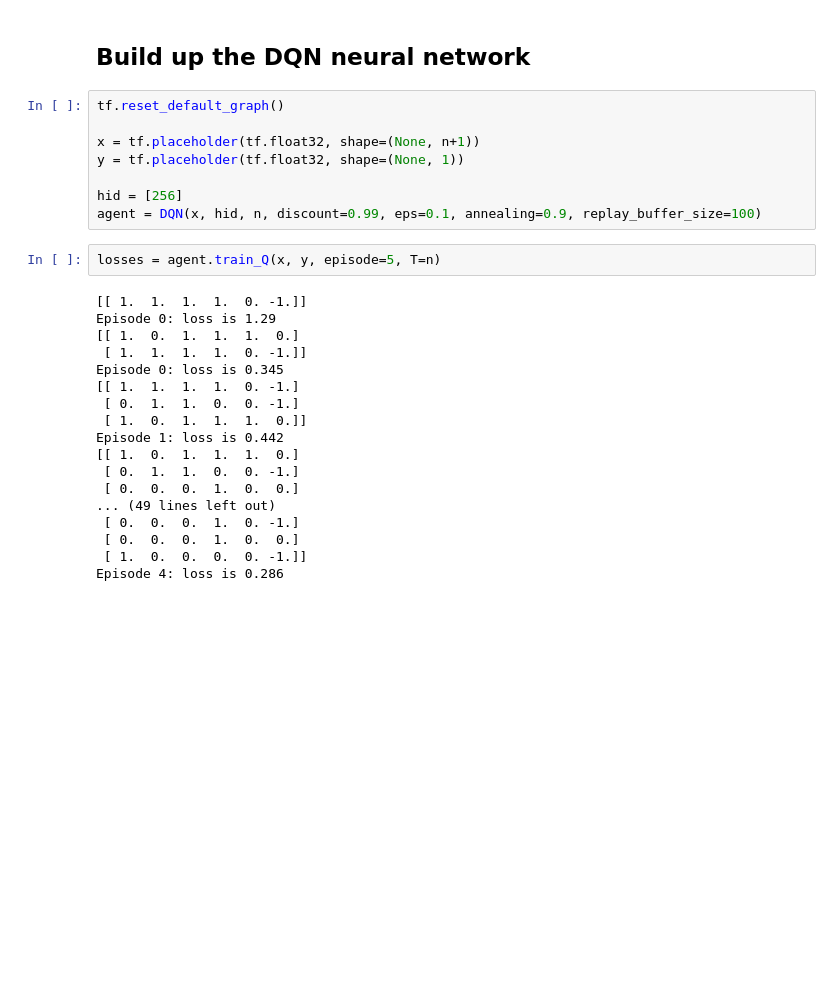
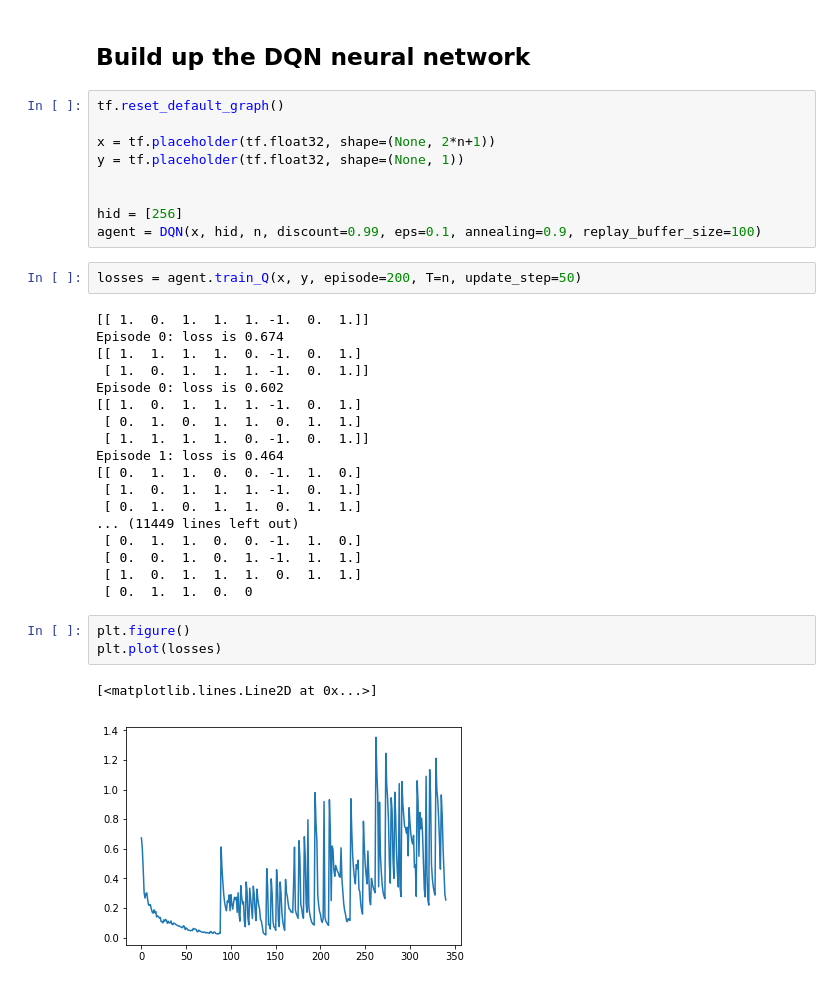
Before and after one commit to BingyuZhou/Hindsight, a Jupyter notebook: DQN/BitFlipping_DQN.ipynb, the cells around one changed output. Drawn from its saved outputs; the diff is of its cells as text; blank space fills up the shorter version.

```diff
--- a/DQN/BitFlipping_DQN.ipynb
+++ b/DQN/BitFlipping_DQN.ipynb
@@ -31,28 +31,35 @@ bf_env = bf(init_state, goal, n)
 # %%
 tf.reset_default_graph()
 
-x = tf.placeholder(tf.float32, shape=(None, n+1))
+x = tf.placeholder(tf.float32, shape=(None, 2*n+1))
 y = tf.placeholder(tf.float32, shape=(None, 1))
+
 
 hid = [256]
 agent = DQN(x, hid, n, discount=0.99, eps=0.1, annealing=0.9, replay_buffer_size=100)
 # %%
-losses = agent.train_Q(x, y, episode=5, T=n)
+losses = agent.train_Q(x, y, episode=200, T=n, update_step=50)
 # %% [output]
-[[ 1.  1.  1.  1.  0. -1.]]
-Episode 0: loss is 1.29
-[[ 1.  0.  1.  1.  1.  0.]
- [ 1.  1.  1.  1.  0. -1.]]
-Episode 0: loss is 0.345
-[[ 1.  1.  1.  1.  0. -1.]
- [ 0.  1.  1.  0.  0. -1.]
- [ 1.  0.  1.  1.  1.  0.]]
-Episode 1: loss is 0.442
-[[ 1.  0.  1.  1.  1.  0.]
- [ 0.  1.  1.  0.  0. -1.]
- [ 0.  0.  0.  1.  0.  0.]
-... (49 lines left out)
- [ 0.  0.  0.  1.  0. -1.]
- [ 0.  0.  0.  1.  0.  0.]
- [ 1.  0.  0.  0.  0. -1.]]
-Episode 4: loss is 0.286
+[[ 1.  0.  1.  1.  1. -1.  0.  1.]]
+Episode 0: loss is 0.674
+[[ 1.  1.  1.  1.  0. -1.  0.  1.]
+ [ 1.  0.  1.  1.  1. -1.  0.  1.]]
+Episode 0: loss is 0.602
+[[ 1.  0.  1.  1.  1. -1.  0.  1.]
+ [ 0.  1.  0.  1.  1.  0.  1.  1.]
+ [ 1.  1.  1.  1.  0. -1.  0.  1.]]
+Episode 1: loss is 0.464
+[[ 0.  1.  1.  0.  0. -1.  1.  0.]
+ [ 1.  0.  1.  1.  1. -1.  0.  1.]
+ [ 0.  1.  0.  1.  1.  0.  1.  1.]
+... (11449 lines left out)
+ [ 0.  1.  1.  0.  0. -1.  1.  0.]
+ [ 0.  0.  1.  0.  1. -1.  1.  1.]
+ [ 1.  0.  1.  1.  1.  0.  1.  1.]
+ [ 0.  1.  1.  0.  0
+# %%
+plt.figure()
+plt.plot(losses)
+# %% [output]
+[<matplotlib.lines.Line2D at 0x...>]
+[figure, added]
```
Also changed, not shown: 1 other file.
